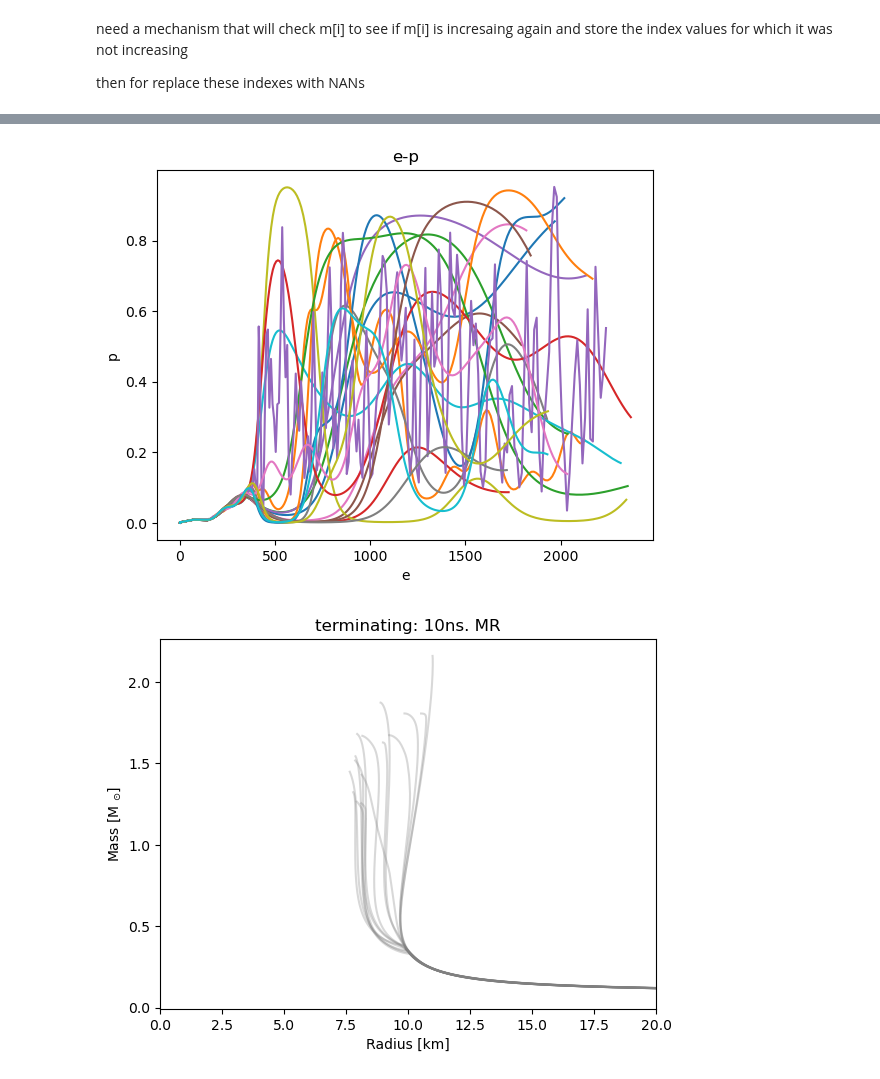
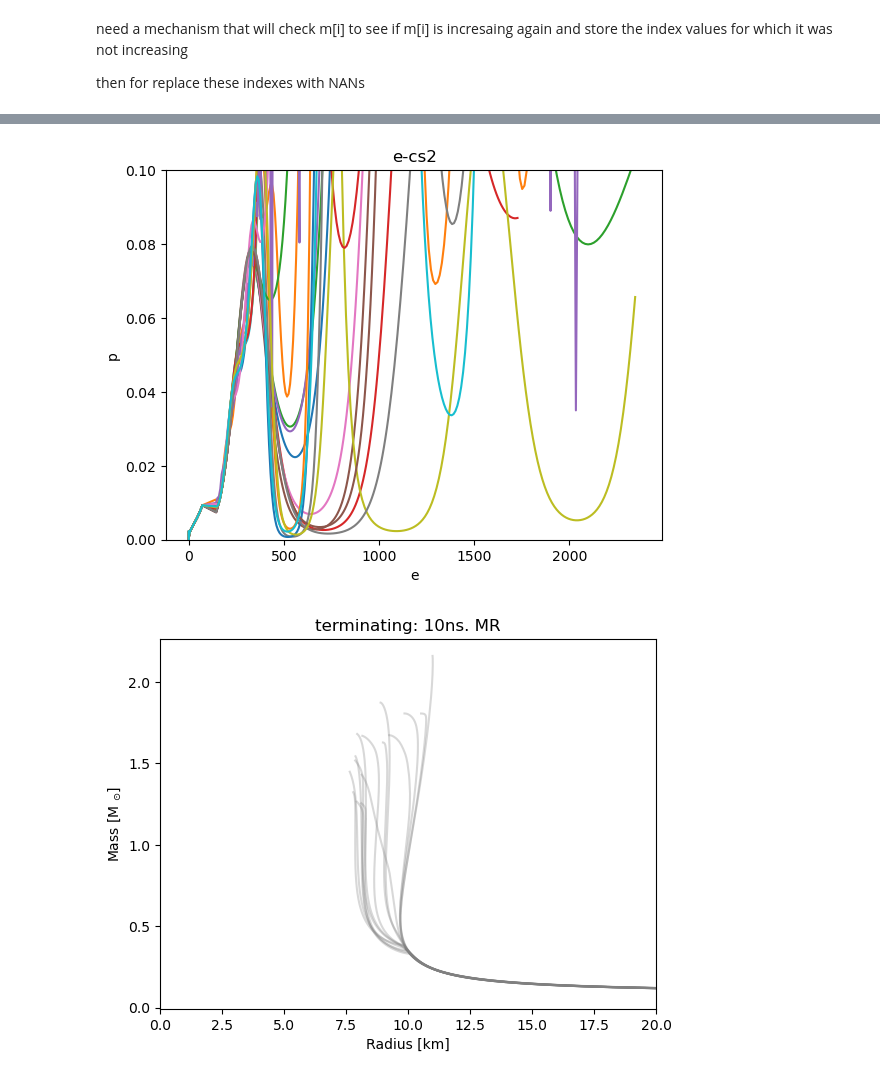
Before and after one commit to codinginrevolt/master_thesis, a Jupyter notebook: analysis/tov_viewer.ipynb, the cells around one changed output, grey strips where cells are left out. Saved outputs shown, nothing was run; the diff lists cells and outputs as text; code cells hidden in the pictures.

```diff
--- a/analysis/tov_viewer.ipynb
+++ b/analysis/tov_viewer.ipynb
@@ -41,0 +98,7 @@ then for replace these indexes with NANs
+# %%
+for i in range((eos.shape[1])):
+    plt.plot(e[i], cs2[i])
+plt.title("e-cs2")
+plt.xlabel("e")
+plt.ylabel("p")
+plt.show()
@@ -42,12 +107,13 @@ then for replace these indexes with NANs
 # %%
 for i in range((eos.shape[1])):
     plt.plot(e[i], cs2[i])
 plt.title("e-cs2")
 plt.xlabel("e")
 plt.ylabel("p")
+plt.ylim(0,0.1)
 plt.show()
 # %% [output]
-[figure, old version]
+[figure, new version]
 # %%
 samples = np.load(sample_mr_pathname)
 
```
Also changed, not shown: parts of 46 cells of this notebook, 36 other files.
